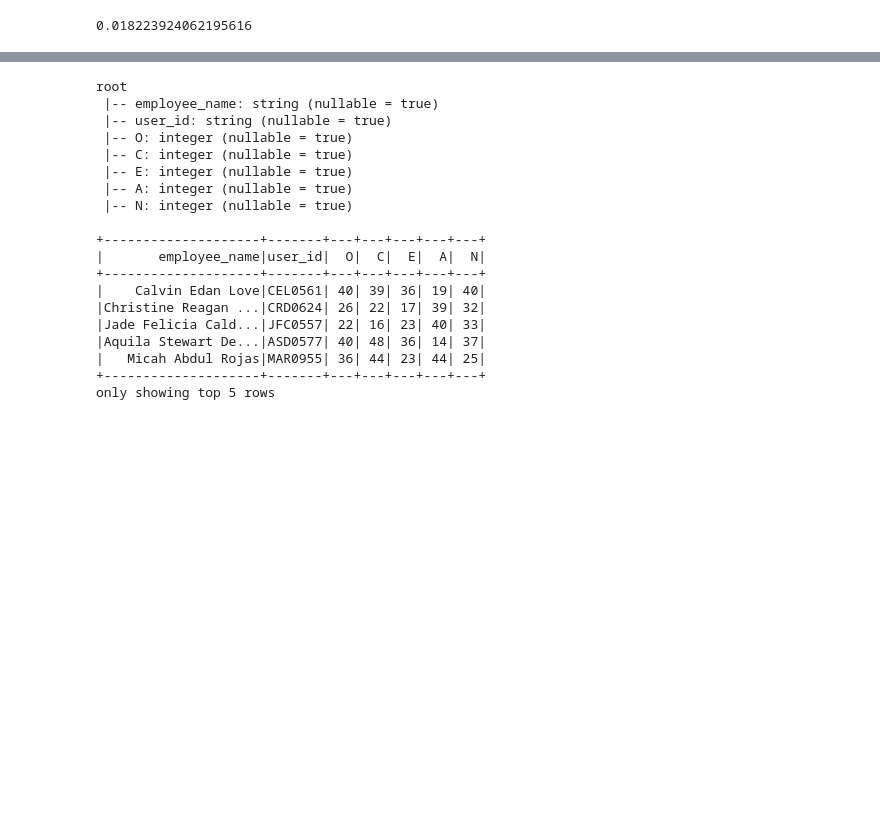
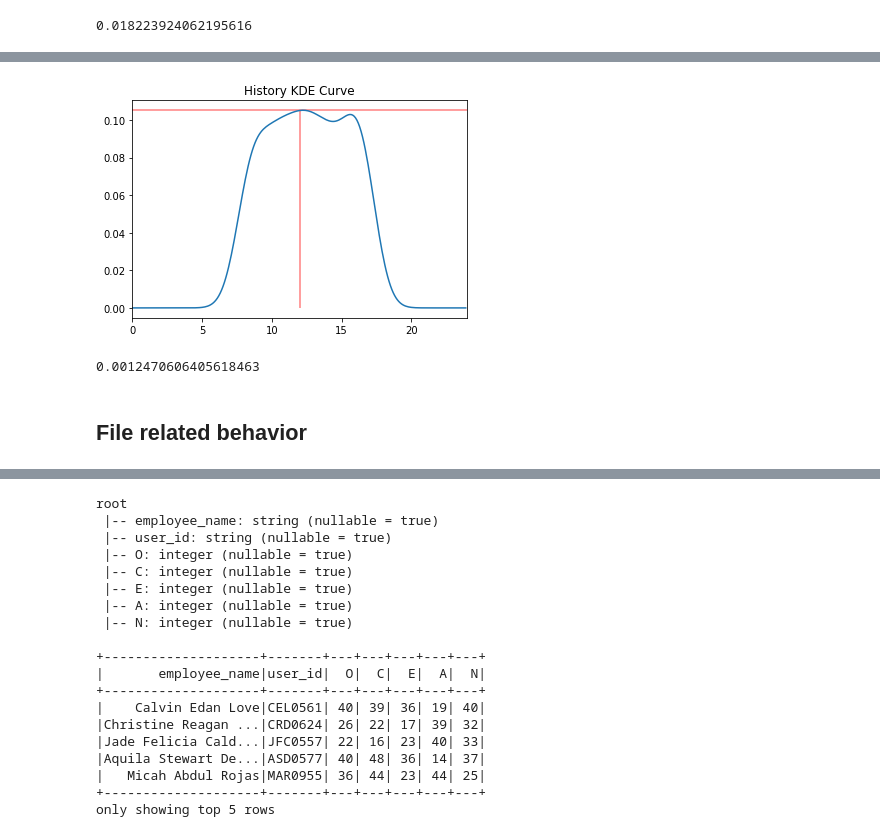
Before and after one commit to waittim/Insider-Risk-in-PySpark, a Jupyter notebook: KDE_risk.ipynb, the cells around one changed output, grey strips where cells are left out. Saved outputs shown, nothing was run; the diff lists cells and outputs as text; code cells hidden in the pictures; blank space fills up the shorter version.

```diff
--- a/KDE_risk.ipynb
+++ b/KDE_risk.ipynb
@@ -141,5 +204,6 @@ get_score(new_hour, prob_personal, kd_personal)
 # %%
 email = email.withColumn('date', to_timestamp(email.date, 'MM/dd/yyyy HH:mm:ss'))
+email = email.withColumn('hour', hour('date')+minute('date')/60+second('date')/3600)
 
 email.printSchema()
 email.show(5)
@@ -164,2 +243,16 @@ only showing top 5 rows
+# %%
+personal_email_hour = email.where("user == '"+ user +"'").select('hour')
+kd_personal_email = KernelDensity()
+kd_personal_email.setSample(personal_email_hour.rdd.map(lambda x: x[0]))
+
+all24hour = list(np.arange(0,24,0.1))
+prob_personal_email = kd_personal_email.estimate(all24hour)
+
+get_score(new_hour, prob_personal_email, kd_personal_email)
+# %% [output]
+[figure, added]
+0.0012470606405618463
+# %% [markdown]
+## File related behavior
 # %%
 file = file.withColumn('date', to_timestamp(file.date, 'MM/dd/yyyy HH:mm:ss'))
```
Also changed, not shown: parts of 28 cells of this notebook.
